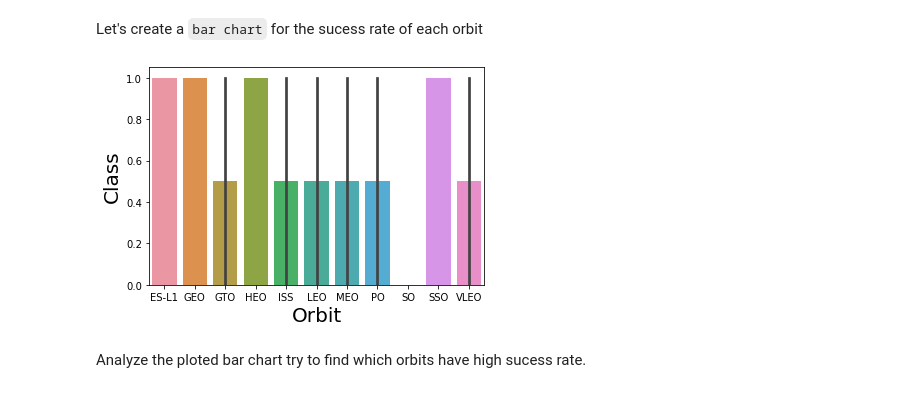
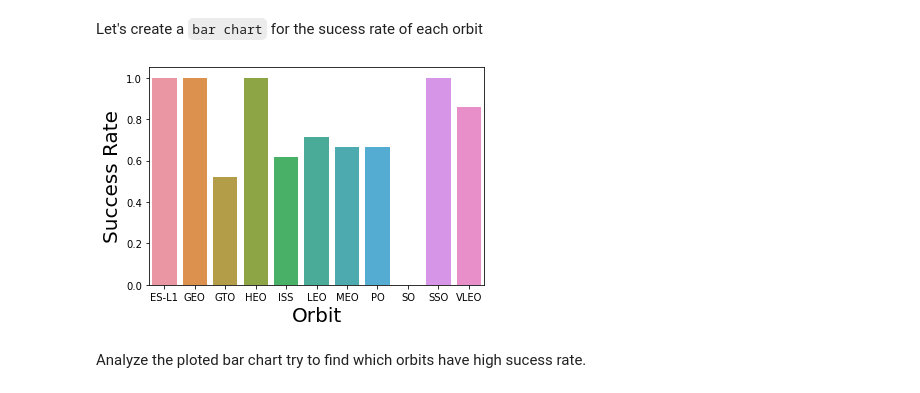
Before and after one commit to shiguemitsu/ibm-datascience-capstone-falconx, a Jupyter notebook: Week 2 - EDA with Data Visualization.ipynb, the cells around one changed output. Saved outputs shown, nothing was run; the diff lists cells and outputs as text; code cells hidden in the pictures.

```diff
--- a/Week 2 - EDA with Data Visualization.ipynb
+++ b/Week 2 - EDA with Data Visualization.ipynb
@@ -119,14 +119,14 @@ Next, we want to visually check if there are any relationship between success ra
 Let's create a `bar chart` for the sucess rate of each orbit
 # %%
 # HINT use groupby method on Orbit column and get the mean of Class column
-groupedData = df.groupby(['Orbit', 'Class'])['Class'].agg(['mean']).reset_index()
+groupedData = df.groupby(['Orbit'])['Class'].mean().reset_index()
 sns.barplot(y="Class", x="Orbit", data=groupedData)
 
 plt.xlabel("Orbit",fontsize=20)
-plt.ylabel("Class",fontsize=20)
+plt.ylabel("Success Rate",fontsize=20)
 plt.show()
 # %% [output]
-[figure, old version]
+[figure, new version]
 # %% [markdown]
 Analyze the ploted bar chart try to find which orbits have high sucess rate.
 # %% [markdown]
```
Also changed, not shown: parts of 5 cells of this notebook.
